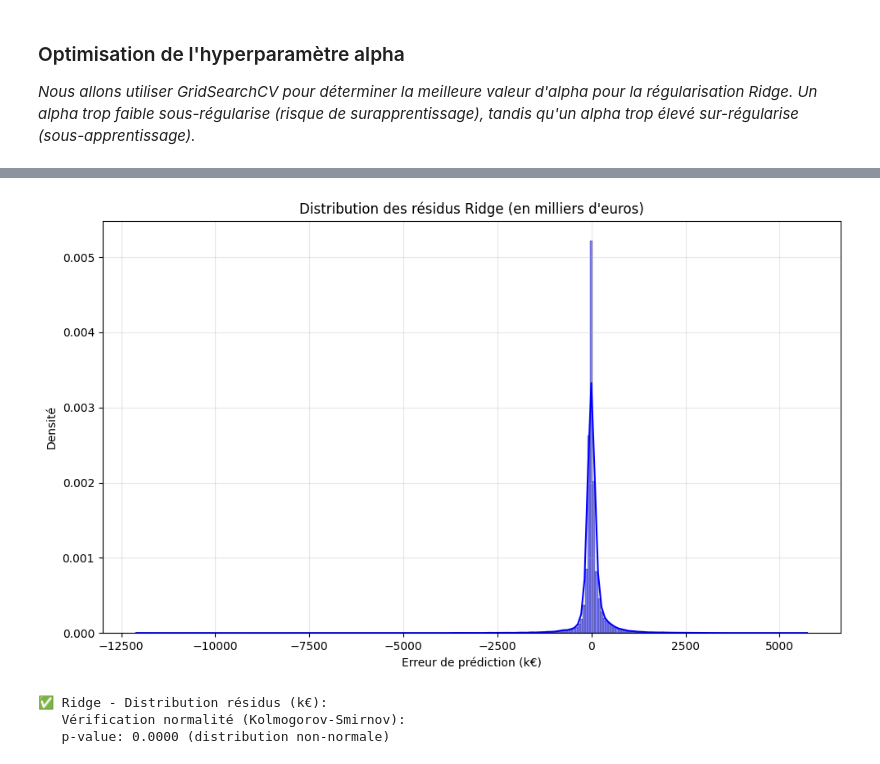
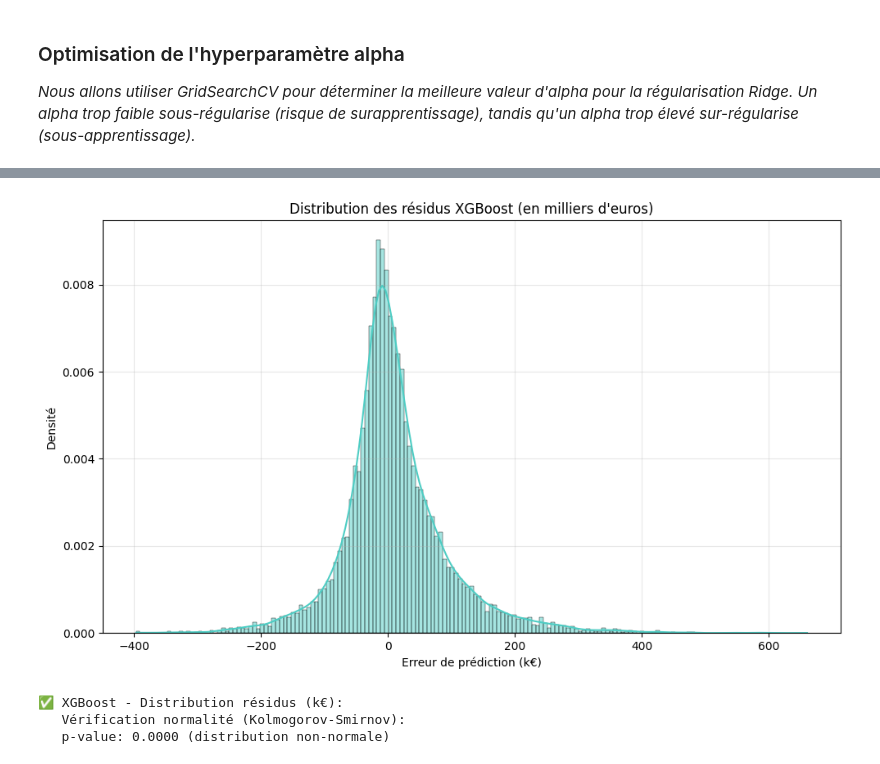
Before and after one commit to bruno-coulet/apartment-hunter, a Jupyter notebook: 3_model.ipynb, the cells around one changed output, grey strips where cells are left out. Cells and saved outputs as stored; diff of their text form; code cells hidden in the pictures.

```diff
--- a/3_model.ipynb
+++ b/3_model.ipynb
@@ -335,0 +403,15 @@ NotFittedError: This LinearRegression instance is not fitted yet. Call 'fit' wit
+# %%
+# 1. Définition du seuil (ex: 1 150 000 €)
+threshold_eur = 1150000
+threshold_log = np.log1p(threshold_eur)
+
+# 2. Filtrage du TRAIN SET uniquement
+# On garde les observations sous le seuil pour l'entraînement
+mask_train = y_train <= threshold_log
+X_train = X_train[mask_train]
+y_train = y_train[mask_train]
+
+# 3. On ne filtre PAS le TEST SET
+# On veut voir comment le modèle se comporte sur la réalité totale du marché,
+# même s'il a été entraîné sur le segment < 1.15M€.
+print(f"Nouveau X_train : {X_train.shape} (Observations > {threshold_eur}€ supprimées)")
@@ -335,0 +420,9 @@ NotFittedError: This LinearRegression instance is not fitted yet. Call 'fit' wit
+# %%
+"""Recalcule des matrices apres filtrage du train set."""
+# Important : on refit le preprocesseur sur le train filtre
+X_train_scaled = preprocessor.fit_transform(X_train)
+X_test_scaled = preprocessor.transform(X_test)
+
+print("Matrices re-transformees apres filtrage du train :")
+print(f"   X_train_scaled: {X_train_scaled.shape}")
+print(f"   X_test_scaled : {X_test_scaled.shape}")
@@ -564,30 +822,25 @@ print(f"   Min: {residuals_k_ridge.min():.1f} k€ | Max: {residuals_k_ridge.max
 # %%
-"""Distribution des résidus Ridge - Modèle final en k€."""
+"""Distribution des résidus XGBoost - Meilleur modèle en k€."""
 # Conversion en k€ pour meilleure lisibilité
-residuals_k_ridge_display = residuals_eur_ridge / 1000.0
+residuals_k_xgb_display = residuals_eur_xgb / 1000.0
 
 plt.figure(figsize=(10, 6))
-sns.histplot(residuals_k_ridge_display, kde=True, color='blue', stat='density')
-plt.title('Distribution des résidus Ridge (en milliers d\'euros)')
+sns.histplot(residuals_k_xgb_display, kde=True, color='#4ECDC4', stat='density')
+plt.title('Distribution des résidus XGBoost (en milliers d\'euros)')
 plt.xlabel('Erreur de prédiction (k€)')
 plt.ylabel('Densité')
 plt.grid(True, alpha=0.3)
 plt.tight_layout()
 plt.show()
 
-print(f"✅ Ridge - Distribution résidus (k€):")
+print(f"✅ XGBoost - Distribution résidus (k€):")
 print(f"   Vérification normalité (Kolmogorov-Smirnov):")
 from scipy.stats import kstest
-stat, pvalue = kstest(residuals_eur_ridge, 'norm',
-                      args=(residuals_eur_ridge.mean(), residuals_eur_ridge.std()))
+stat, pvalue = kstest(residuals_eur_xgb, 'norm',
+                      args=(residuals_eur_xgb.mean(), residuals_eur_xgb.std()))
 print(f"   p-value: {pvalue:.4f} {'(résidus normaux ✓)' if pvalue > 0.05 else '(distribution non-normale)'}")
-
-# === Cartouche final ===
-# Auteur : Étudiant alternant IA, Marseille
-# Contexte : Distribution résidus Ridge pour validation normalité
-# Date : 2026-02-09
 # %% [output]
-[figure, old version]
+[figure, new version]
-✅ Ridge - Distribution résidus (k€):
+✅ XGBoost - Distribution résidus (k€):
    Vérification normalité (Kolmogorov-Smirnov):
    p-value: 0.0000 (distribution non-normale)
```
Also changed, not shown: parts of 38 cells of this notebook, 6 other files.
